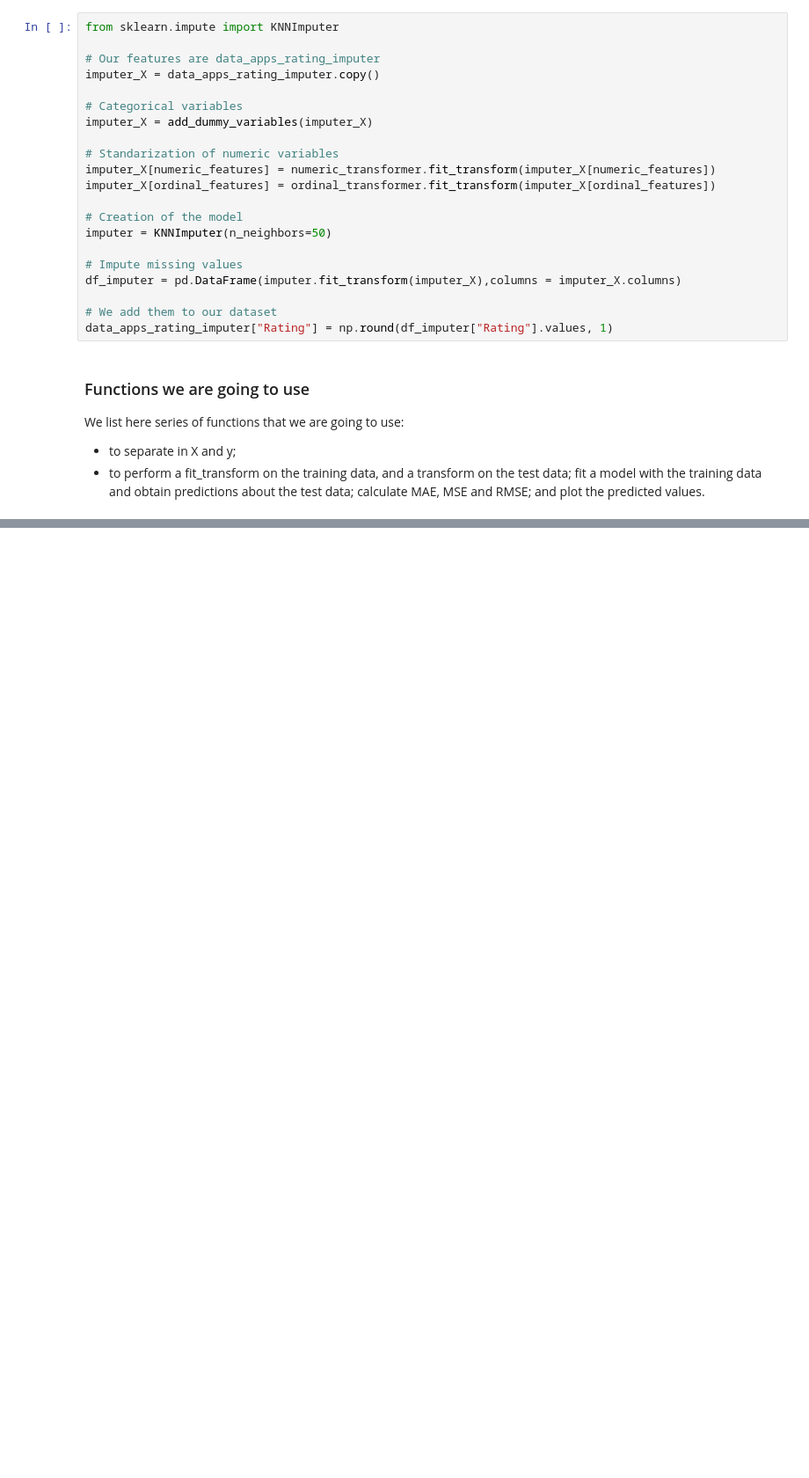
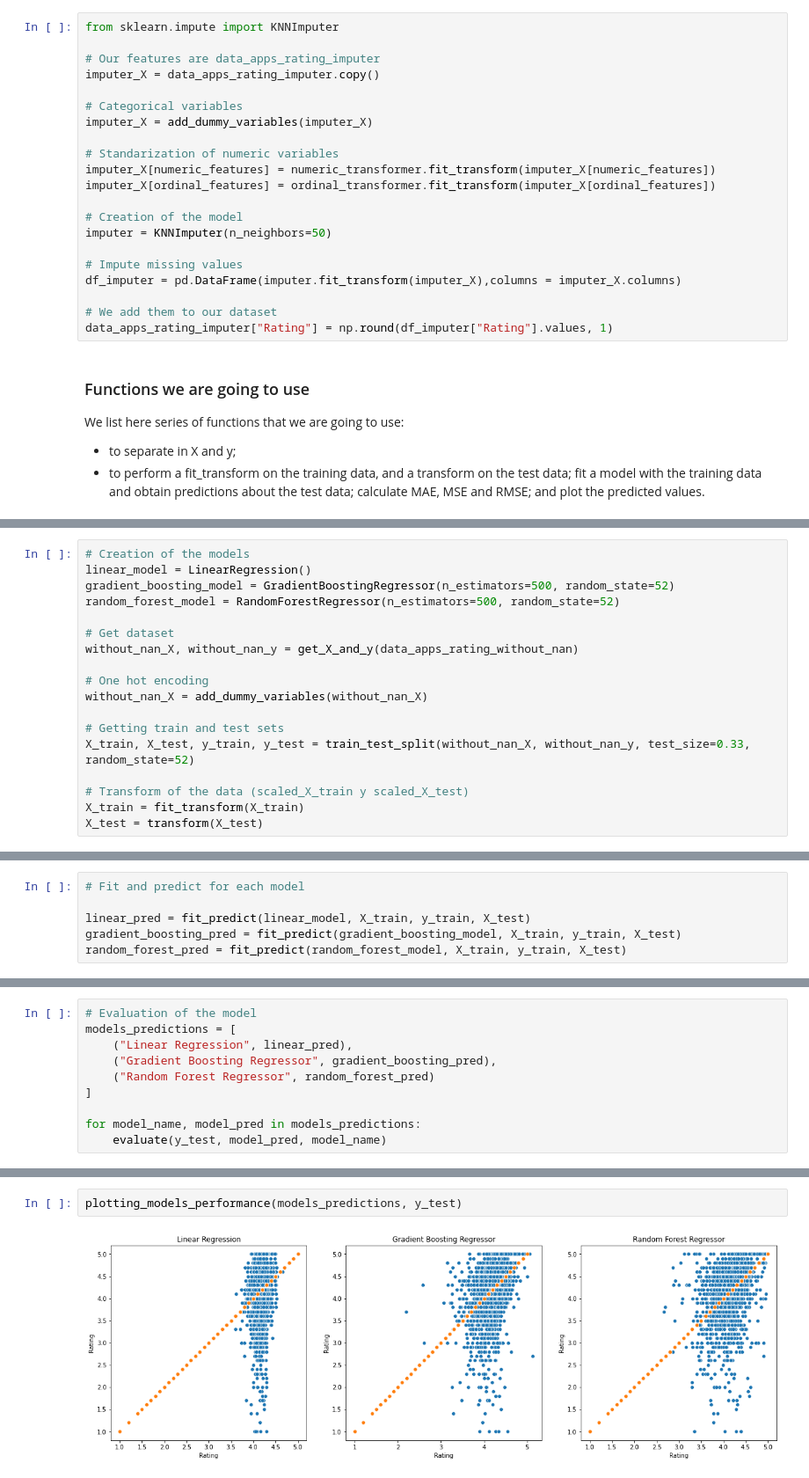
Before and after one commit to rbhubert/data-exploration, a Jupyter notebook: data_exploration_and_analysis.ipynb, the cells around one changed output, grey strips where cells are left out. Shown at 88% size. Saved outputs shown, nothing was run; the diff lists cells and outputs as text; blank space fills up the shorter version.

Commit message:
comparing models

```diff
--- a/data_exploration_and_analysis.ipynb
+++ b/data_exploration_and_analysis.ipynb
@@ -1160,0 +1219,18 @@ and a transform on the test data; fit a model with the training data and obtain
+# %%
+# Creation of the models
+linear_model = LinearRegression()
+gradient_boosting_model = GradientBoostingRegressor(n_estimators=500, random_state=52)
+random_forest_model = RandomForestRegressor(n_estimators=500, random_state=52)
+
+# Get dataset
+without_nan_X, without_nan_y = get_X_and_y(data_apps_rating_without_nan)
+
+# One hot encoding
+without_nan_X = add_dummy_variables(without_nan_X)
+
+# Getting train and test sets
+X_train, X_test, y_train, y_test = train_test_split(without_nan_X, without_nan_y, test_size=0.33, random_state=52)
+
+# Transform of the data (scaled_X_train y scaled_X_test)
+X_train = fit_transform(X_train)
+X_test = transform(X_test)
@@ -1160,0 +1239,6 @@ and a transform on the test data; fit a model with the training data and obtain
+# %%
+# Fit and predict for each model
+
+linear_pred = fit_predict(linear_model, X_train, y_train, X_test)
+gradient_boosting_pred = fit_predict(gradient_boosting_model, X_train, y_train, X_test)
+random_forest_pred = fit_predict(random_forest_model, X_train, y_train, X_test)
@@ -1160,0 +1249,10 @@ and a transform on the test data; fit a model with the training data and obtain
+# %%
+# Evaluation of the model
+models_predictions = [
+    ("Linear Regression", linear_pred),
+    ("Gradient Boosting Regressor", gradient_boosting_pred),
+    ("Random Forest Regressor", random_forest_pred)
+]
+
+for model_name, model_pred in models_predictions:
+    evaluate(y_test, model_pred, model_name)
@@ -1160,0 +1271,4 @@ and a transform on the test data; fit a model with the training data and obtain
+# %%
+plotting_models_performance(models_predictions, y_test)
+# %% [output]
+[figure, added]
```
Also changed, not shown: parts of 18 cells of this notebook.
